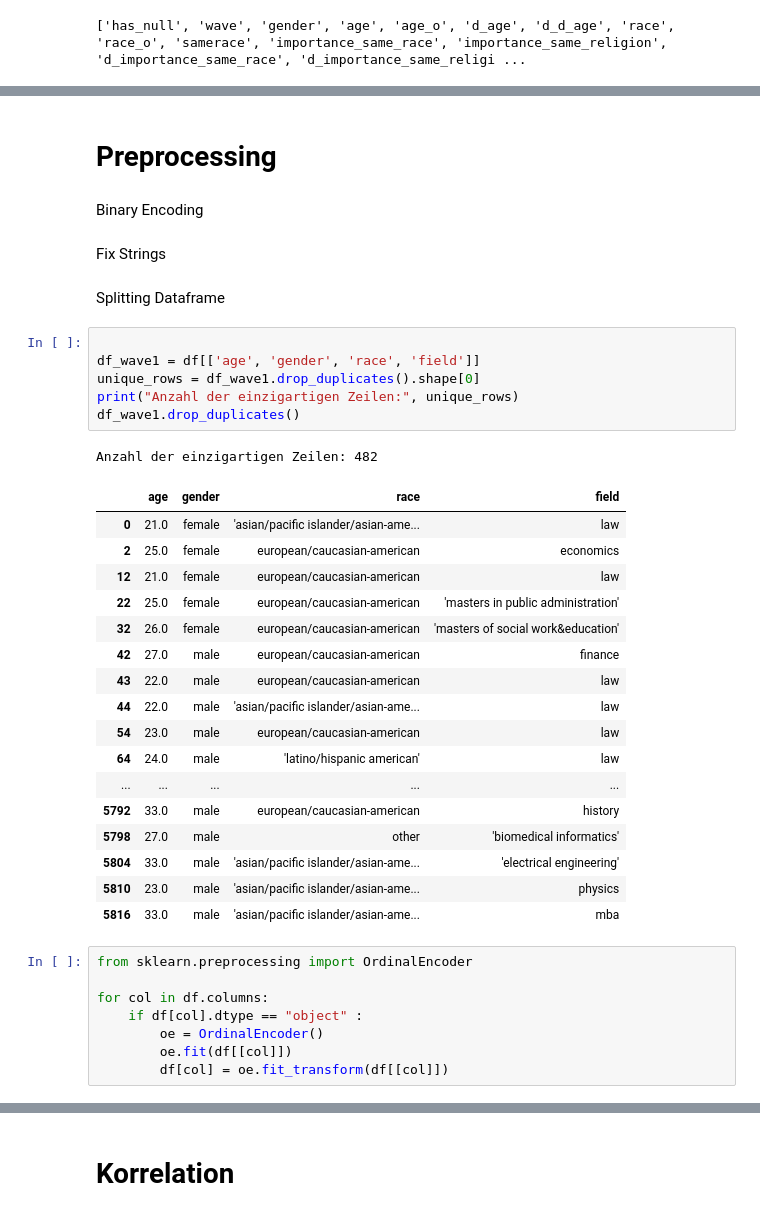
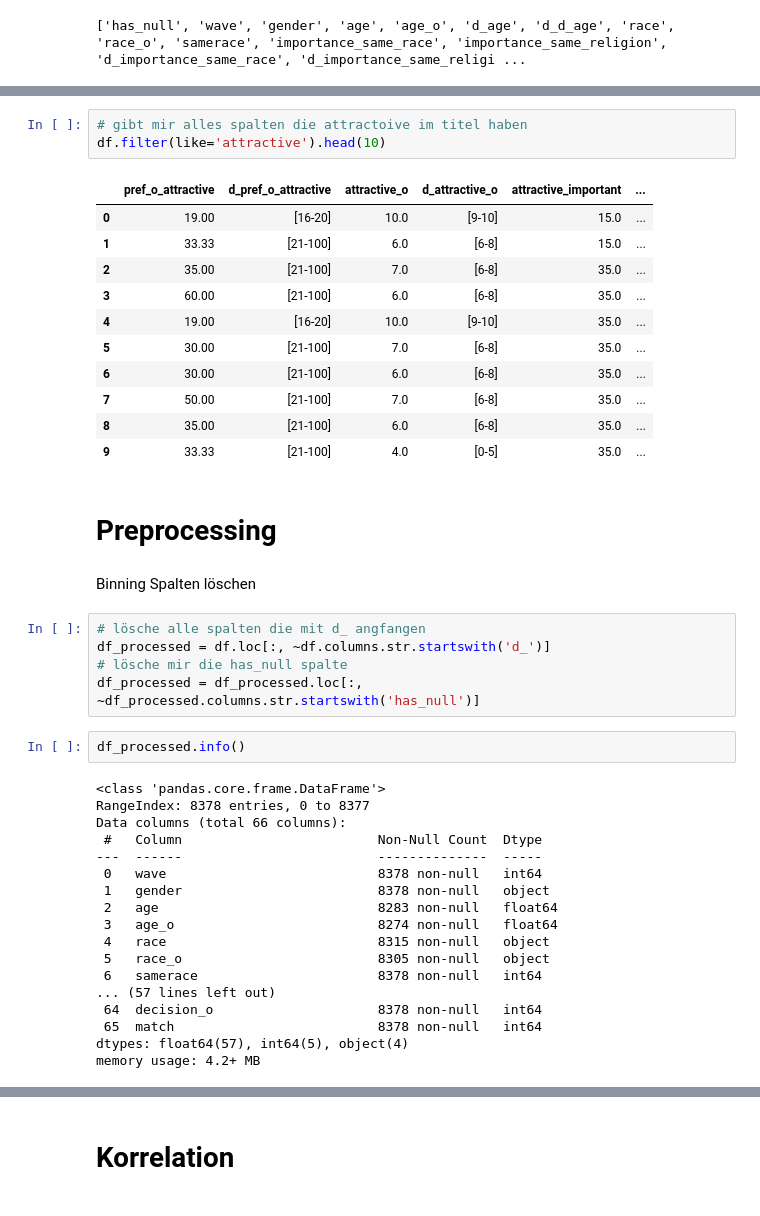
Before and after one commit to SvenNatterer/BASpeedDating, a Jupyter notebook: descriptive_speeddating.ipynb, the cells around one changed output, grey strips where cells are left out. Saved outputs shown, nothing was run; the diff lists cells and outputs as text.

```diff
--- a/descriptive_speeddating.ipynb
+++ b/descriptive_speeddating.ipynb
@@ -62,41 +164,44 @@ print(df.columns.tolist())
+# %%
+# gibt mir alles spalten die attractoive im titel haben
+df.filter(like='attractive').head(10)
+# %% [output]
+|  | pref_o_attractive | d_pref_o_attractive | attractive_o | d_attractive_o | attractive_important | ... |
+| 0 | 19.00 | [16-20] | 10.0 | [9-10] | 15.0 | ... |
+| 1 | 33.33 | [21-100] | 6.0 | [6-8] | 15.0 | ... |
+| 2 | 35.00 | [21-100] | 7.0 | [6-8] | 35.0 | ... |
+| 3 | 60.00 | [21-100] | 6.0 | [6-8] | 35.0 | ... |
+| 4 | 19.00 | [16-20] | 10.0 | [9-10] | 35.0 | ... |
+| 5 | 30.00 | [21-100] | 7.0 | [6-8] | 35.0 | ... |
+| 6 | 30.00 | [21-100] | 6.0 | [6-8] | 35.0 | ... |
+| 7 | 50.00 | [21-100] | 7.0 | [6-8] | 35.0 | ... |
+| 8 | 35.00 | [21-100] | 6.0 | [6-8] | 35.0 | ... |
+| 9 | 33.33 | [21-100] | 4.0 | [0-5] | 35.0 | ... |
 # %% [markdown]
 # Preprocessing
-# %% [markdown]
-Binary Encoding
-# %% [markdown]
-Fix Strings
 # %% [markdown]
-Splitting Dataframe
+Binning Spalten löschen
-# %%
-
-df_wave1 = df[['age', 'gender', 'race', 'field']]
-unique_rows = df_wave1.drop_duplicates().shape[0]
-print("Anzahl der einzigartigen Zeilen:", unique_rows)
-df_wave1.drop_duplicates()
-# %% [output]
-Anzahl der einzigartigen Zeilen: 482
-|  | age | gender | race | field |
-| 0 | 21.0 | female | 'asian/pacific islander/asian-ame... | law |
-| 2 | 25.0 | female | european/caucasian-american | economics |
-| 12 | 21.0 | female | european/caucasian-american | law |
-| 22 | 25.0 | female | european/caucasian-american | 'masters in public administration' |
-| 32 | 26.0 | female | european/caucasian-american | 'masters of social work&education' |
-| 42 | 27.0 | male | european/caucasian-american | finance |
-| 43 | 22.0 | male | european/caucasian-american | law |
-| 44 | 22.0 | male | 'asian/pacific islander/asian-ame... | law |
-| 54 | 23.0 | male | european/caucasian-american | law |
-| 64 | 24.0 | male | 'latino/hispanic american' | law |
-| ... | ... | ... | ... | ... |
-| 5792 | 33.0 | male | european/caucasian-american | history |
-| 5798 | 27.0 | male | other | 'biomedical informatics' |
-| 5804 | 33.0 | male | 'asian/pacific islander/asian-ame... | 'electrical engineering' |
-| 5810 | 23.0 | male | 'asian/pacific islander/asian-ame... | physics |
-| 5816 | 33.0 | male | 'asian/pacific islander/asian-ame... | mba |
 # %%
-from sklearn.preprocessing import OrdinalEncoder
-
-for col in df.columns:
-    if df[col].dtype == "object" :
-        oe = OrdinalEncoder()
-        oe.fit(df[[col]])
-        df[col] = oe.fit_transform(df[[col]])
+# lösche alle spalten die mit d_ angfangen
+df_processed = df.loc[:, ~df.columns.str.startswith('d_')]
+# lösche mir die has_null spalte
+df_processed = df_processed.loc[:, ~df_processed.columns.str.startswith('has_null')]
+# %%
+df_processed.info()
+# %% [output]
+<class 'pandas.core.frame.DataFrame'>
+RangeIndex: 8378 entries, 0 to 8377
+Data columns (total 66 columns):
+ #   Column                         Non-Null Count  Dtype
+---  ------                         --------------  -----
+ 0   wave                           8378 non-null   int64
+ 1   gender                         8378 non-null   object
+ 2   age                            8283 non-null   float64
+ 3   age_o                          8274 non-null   float64
+ 4   race                           8315 non-null   object
+ 5   race_o                         8305 non-null   object
+ 6   samerace                       8378 non-null   int64
+... (57 lines left out)
+ 64  decision_o                     8378 non-null   int64
+ 65  match                          8378 non-null   int64
+dtypes: float64(57), int64(5), object(4)
+memory usage: 4.2+ MB
```
Also changed, not shown: parts of 7 cells of this notebook, 1 other file.
